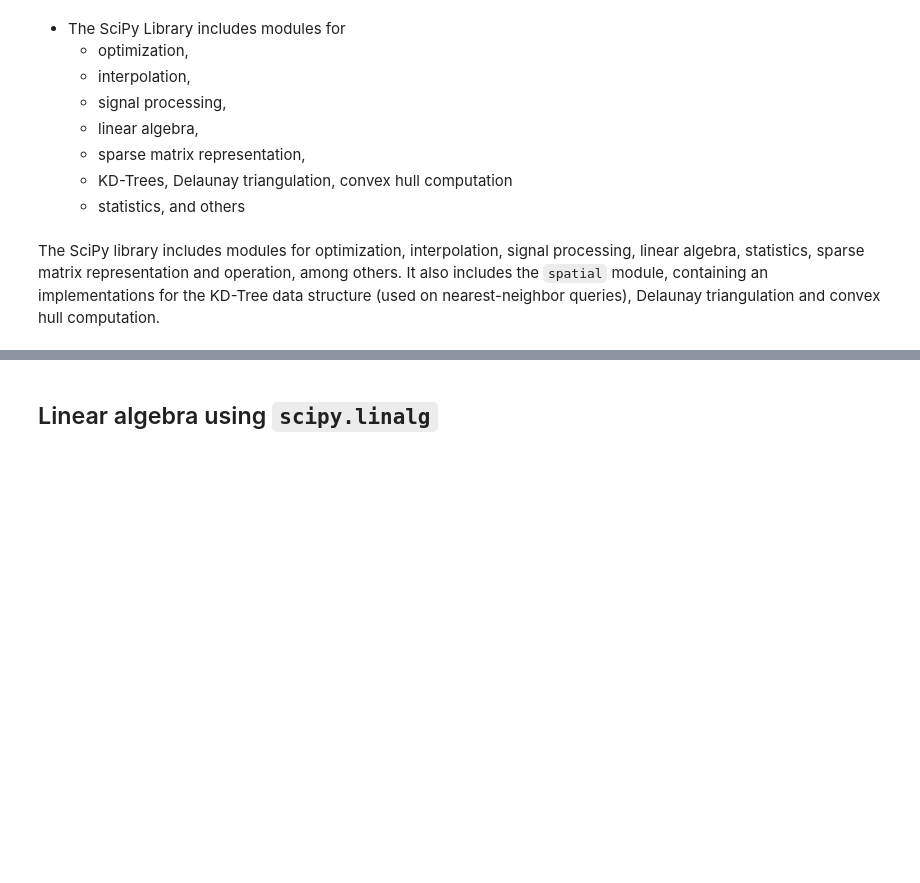
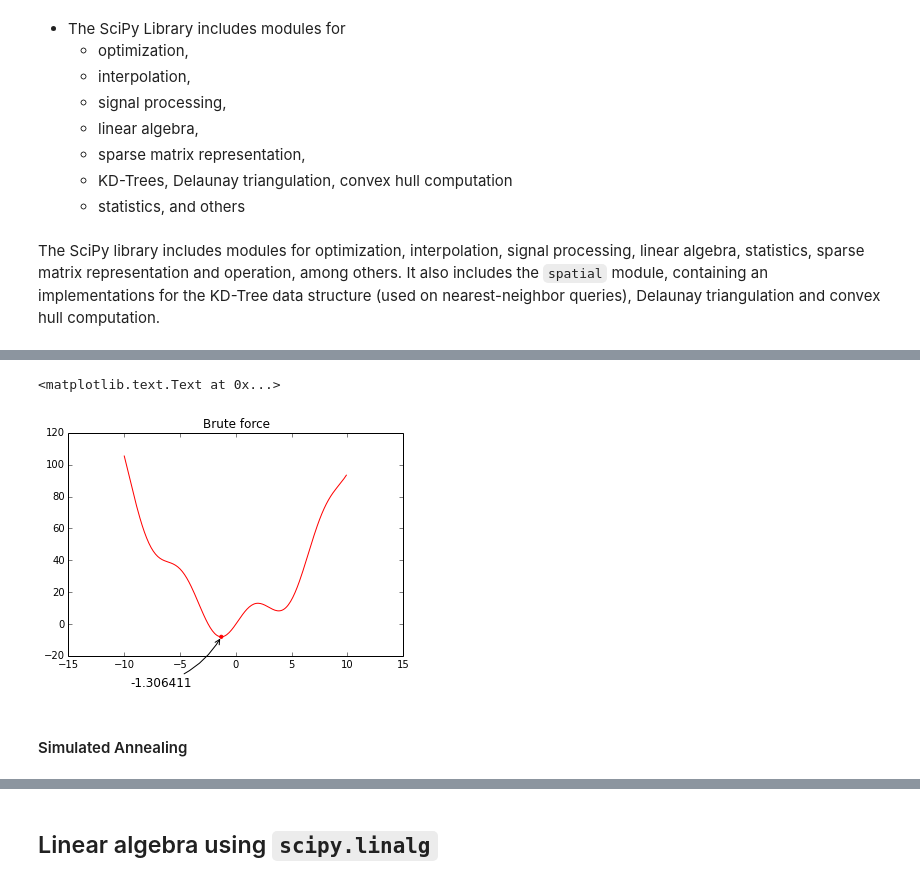
Before and after one commit to thsant/scipy4cv, a Jupyter notebook: 6._The_SciPy_Library.ipynb, the cells around one changed output, grey strips where cells are left out. Drawn from its saved outputs; the diff is of its cells as text; code cells hidden in the pictures; blank space fills up the shorter version.

```diff
--- a/6._The_SciPy_Library.ipynb
+++ b/6._The_SciPy_Library.ipynb
@@ -13,0 +90,13 @@ The SciPy library includes modules for optimization, interpolation, signal proce
+# %%
+plot(x, f(x), 'r-')
+scatter([xmin],[f(xmin)], 10, color='red')
+annotate('%f' % xmin,
+        xy=(xmin, f(xmin)), fontsize=12, xycoords='data',
+          xytext=(-90, -50), textcoords='offset points',
+          arrowprops=dict(arrowstyle="->", connectionstyle="arc3,rad=.2"))
+title('Brute force')
+# %% [output]
+<matplotlib.text.Text at 0x...>
+[figure, added]
+# %% [markdown]
+#### Simulated Annealing
```
Also changed, not shown: parts of 13 cells of this notebook, 4 other files.
